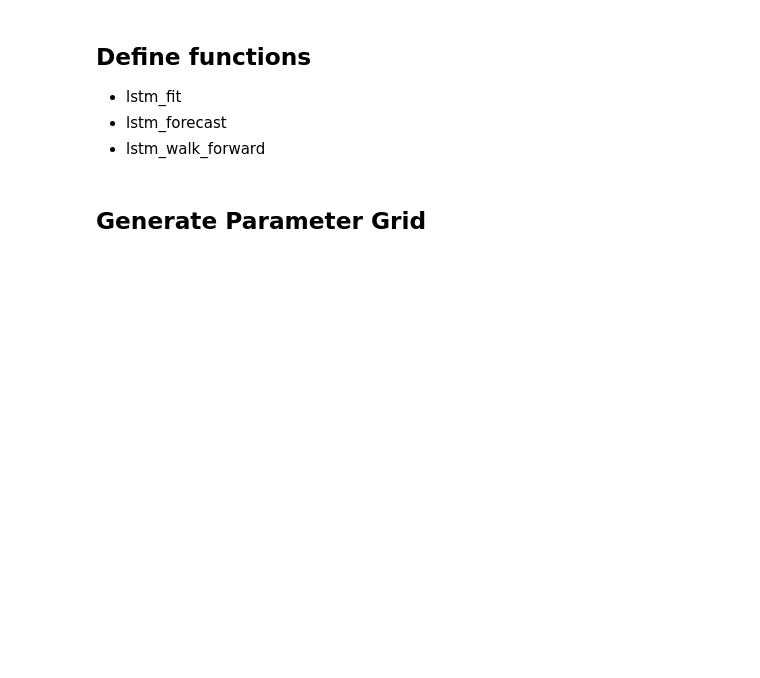
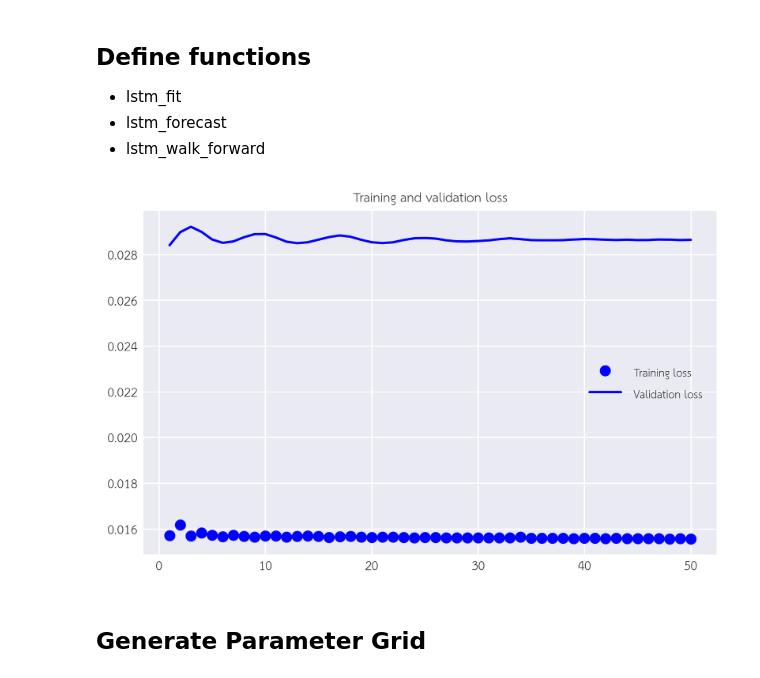
Before and after one commit to piyayut-ch/pricefcast, a Jupyter notebook: notebook/5_lstm.ipynb, the cells around one changed output. Saved outputs shown, nothing was run; the diff lists cells and outputs as text; code cells hidden in the pictures; blank space fills up the shorter version.

```diff
--- a/notebook/5_lstm.ipynb
+++ b/notebook/5_lstm.ipynb
@@ -138,3 +162,49 @@ def lstm_walk_forward(data, config, search_mode=False, n_forecast=4):
+# %%
+K.clear_session()
+
+n_forecast = 4
+n_lag = 5
+n_nodes = 200
+n_batch = 256
+refit_rate = 12
+n_epochs = 50
+
+# transform to keras format
+data = hml
+x, y, date_idx = data_2keras(data.train, n_lag=n_lag, n_forecast=n_forecast)
+x = x.to_numpy()
+y = y.to_numpy()
+x = x.reshape((x.shape[0], x.shape[1], 1)) # reshape
+
+x_val, y_val, date_idx_val = data_2keras(data.validate, n_lag=n_lag, n_forecast=n_forecast)
+x_val = x_val.to_numpy()
+y_val = y_val.to_numpy()
+x_val = x_val.reshape((x_val.shape[0], x_val.shape[1], 1)) # reshape
+
+# define model
+model = Sequential()
+model.add(LSTM(n_nodes, activation='relu', input_shape=(n_lag+1, 1)))
+model.add(Dense(n_nodes, activation='relu'))
+model.add(Dense(n_forecast))
+model.compile(loss='mae', optimizer='adam')
+
+# # fit model
+history = model.fit(x, y,
+                    epochs=n_epochs, batch_size=n_batch,
+                    verbose=0,
+                    validation_data=(x_val, y_val))
+
+loss = history.history['loss']
+val_loss = history.history['val_loss']
+epochs = range(1, len(loss) + 1)
+plt.figure()
+plt.plot(epochs, loss, 'bo', label='Training loss')
+plt.plot(epochs, val_loss, 'b', label='Validation loss')
+plt.title('Training and validation loss')
+plt.legend()
+plt.show()
+# %% [output]
+[figure, added]
 # %% [markdown]
 ## Generate Parameter Grid
 # %%
```
Also changed, not shown: parts of 10 cells of this notebook, 14 other files.
